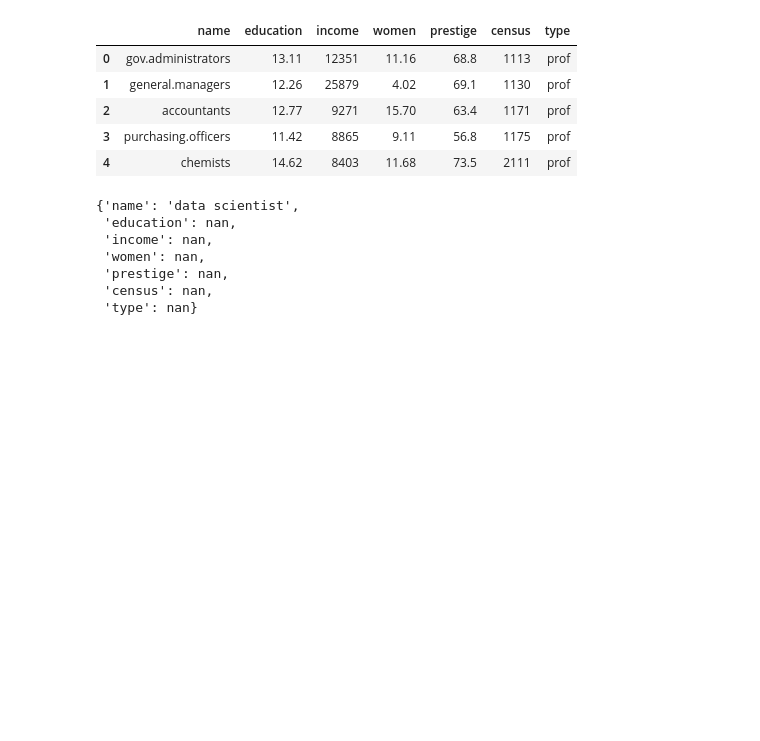
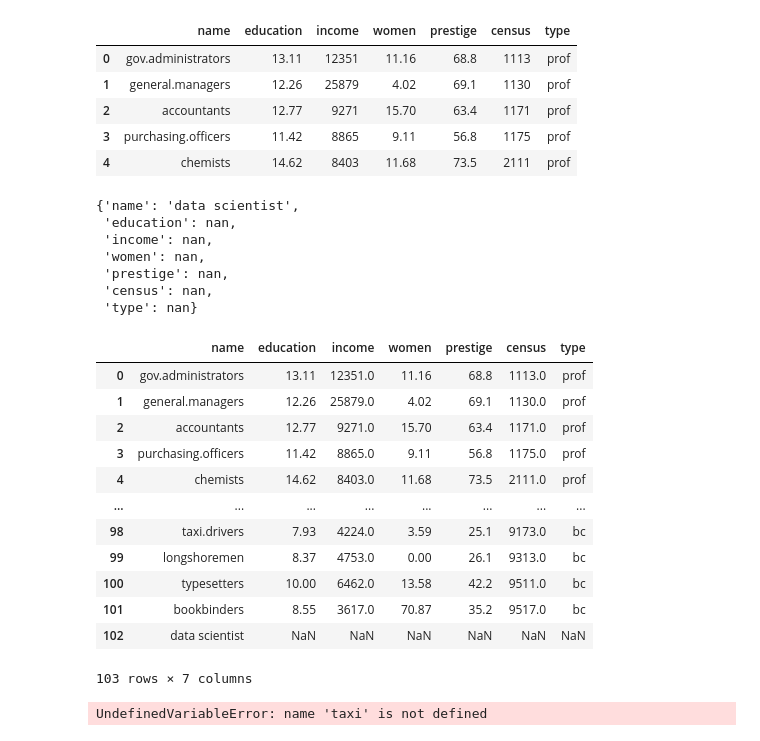
Before and after one commit to roczekmichal/Pandas_NumPy_Basics, a Jupyter notebook: Modifying data/Add, remove columns and rows.ipynb, the cells around one changed output. Cells and saved outputs as stored; diff of their text form; code cells hidden in the pictures; blank space fills up the shorter version.

```diff
--- a/Modifying data/Add, remove columns and rows.ipynb
+++ b/Modifying data/Add, remove columns and rows.ipynb
@@ -23,3 +23,23 @@ dict
  'prestige': nan,
  'census': nan,
  'type': nan}
+# %%
+professions.append(dict, ignore_index=True)
+# %% [output]
+|  | name | education | income | women | prestige | census | type |
+| 0 | gov.administrators | 13.11 | 12351.0 | 11.16 | 68.8 | 1113.0 | prof |
+| 1 | general.managers | 12.26 | 25879.0 | 4.02 | 69.1 | 1130.0 | prof |
+| 2 | accountants | 12.77 | 9271.0 | 15.70 | 63.4 | 1171.0 | prof |
+| 3 | purchasing.officers | 11.42 | 8865.0 | 9.11 | 56.8 | 1175.0 | prof |
+| 4 | chemists | 14.62 | 8403.0 | 11.68 | 73.5 | 2111.0 | prof |
+| ... | ... | ... | ... | ... | ... | ... | ... |
+| 98 | taxi.drivers | 7.93 | 4224.0 | 3.59 | 25.1 | 9173.0 | bc |
+| 99 | longshoremen | 8.37 | 4753.0 | 0.00 | 26.1 | 9313.0 | bc |
+| 100 | typesetters | 10.00 | 6462.0 | 13.58 | 42.2 | 9511.0 | bc |
+| 101 | bookbinders | 8.55 | 3617.0 | 70.87 | 35.2 | 9517.0 | bc |
+| 102 | data scientist | NaN | NaN | NaN | NaN | NaN | NaN |
+103 rows × 7 columns
+# %%
+professions.query("name == taxi.drivers")
+# %% [output]
+UndefinedVariableError: name 'taxi' is not defined
```
